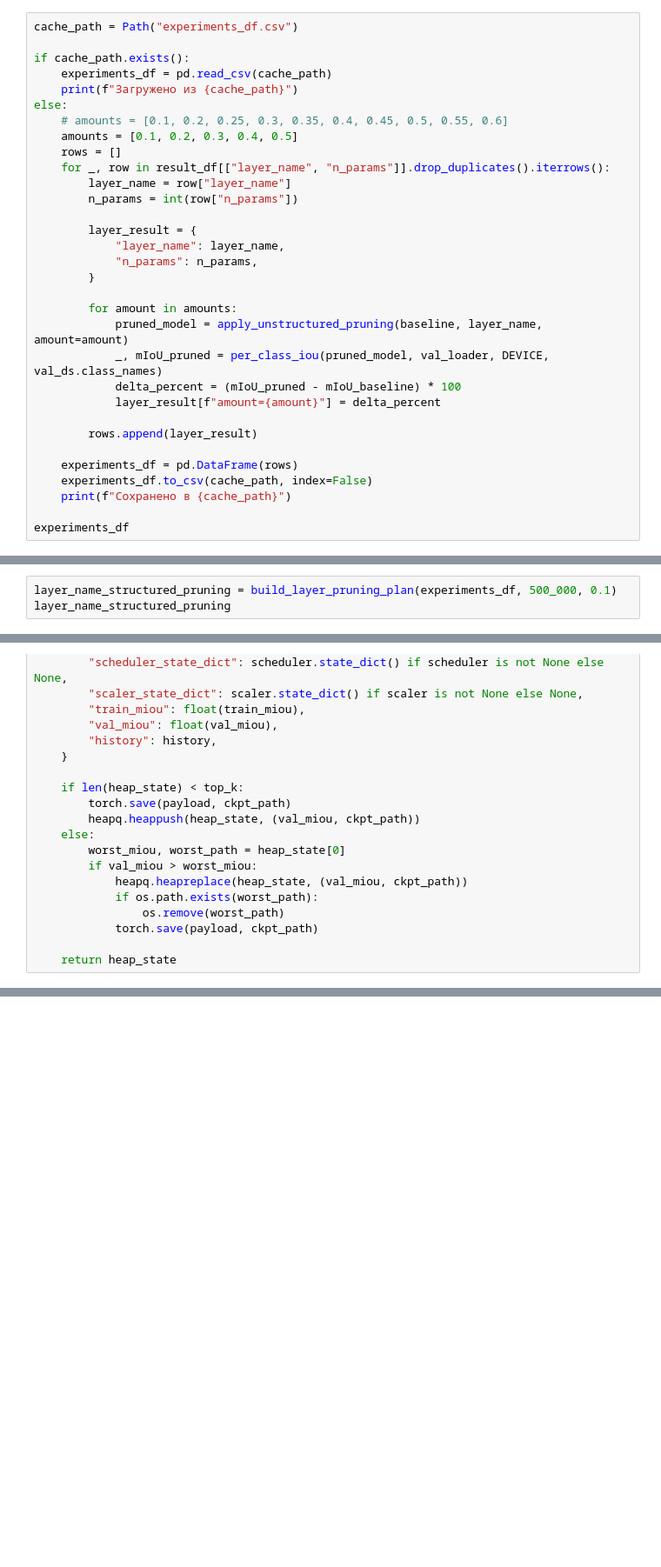
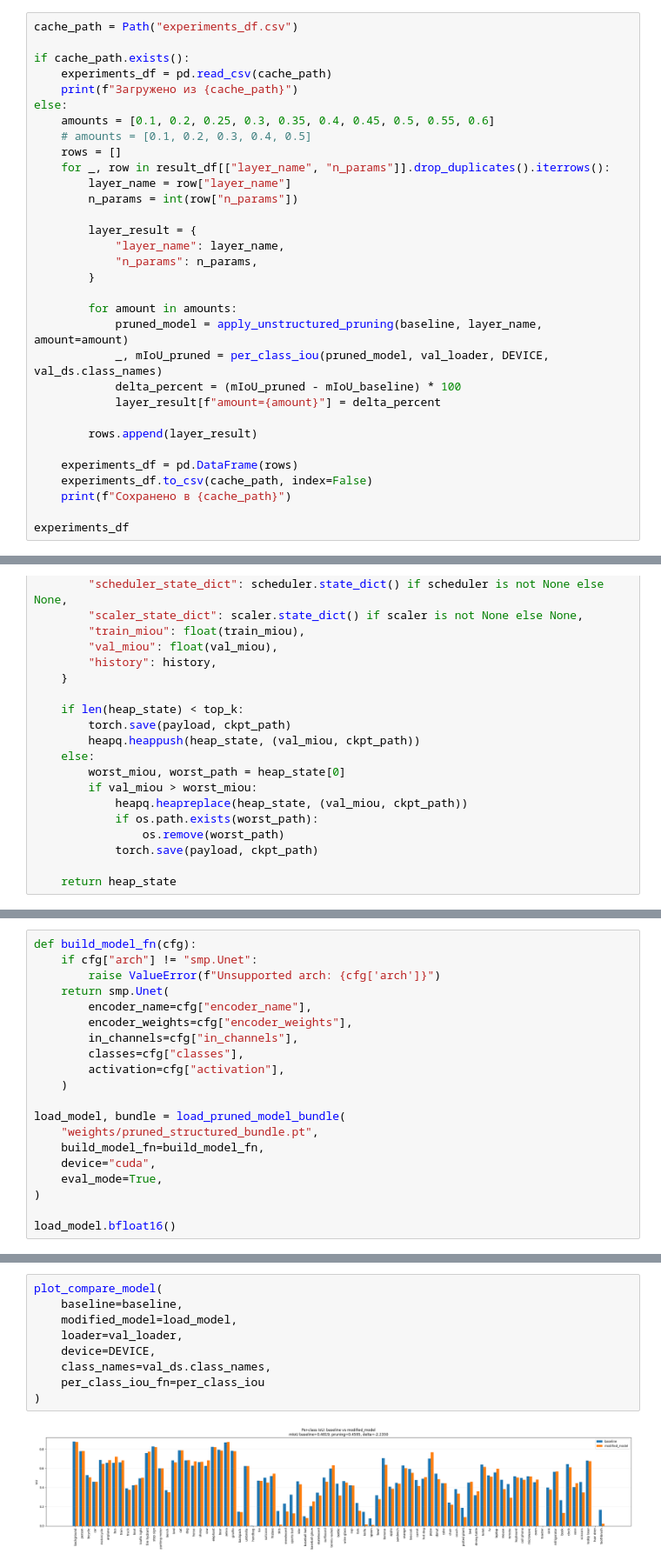
Before and after one commit to Tyumentseva/Unet-Inference-Acceleration-Project, a Jupyter notebook: notebooks/experiments/sparsification/sparsification.ipynb, the cells around one changed output, grey strips where cells are left out. Shown at 87% size. Saved outputs shown, nothing was run; the diff lists cells and outputs as text; blank space fills up the shorter version.

```diff
--- a/notebooks/experiments/sparsification/sparsification.ipynb
+++ b/notebooks/experiments/sparsification/sparsification.ipynb
@@ -756,8 +806,8 @@ if cache_path.exists():
     experiments_df = pd.read_csv(cache_path)
     print(f"Загружено из {cache_path}")
 else:
-    # amounts = [0.1, 0.2, 0.25, 0.3, 0.35, 0.4, 0.45, 0.5, 0.55, 0.6]
-    amounts = [0.1, 0.2, 0.3, 0.4, 0.5]
+    amounts = [0.1, 0.2, 0.25, 0.3, 0.35, 0.4, 0.45, 0.5, 0.55, 0.6]
+    # amounts = [0.1, 0.2, 0.3, 0.4, 0.5]
     rows = []
     for _, row in result_df[["layer_name", "n_params"]].drop_duplicates().iterrows():
         layer_name = row["layer_name"]
@@ -1027,7 +1043,4 @@ def auto_ignored_layers(model, num_classes=None):
             if m.out_channels == num_classes and m.kernel_size == (1, 1):
                 ignored.append(m)
     return list(dict.fromkeys(ignored))
-# %%
-layer_name_structured_pruning = build_layer_pruning_plan(experiments_df, 500_000, 0.1)
-layer_name_structured_pruning
 # %%
@@ -1503,0 +1788,20 @@ plot_compare_model(
+# %%
+def build_model_fn(cfg):
+    if cfg["arch"] != "smp.Unet":
+        raise ValueError(f"Unsupported arch: {cfg['arch']}")
+    return smp.Unet(
+        encoder_name=cfg["encoder_name"],
+        encoder_weights=cfg["encoder_weights"],
+        in_channels=cfg["in_channels"],
+        classes=cfg["classes"],
+        activation=cfg["activation"],
+    )
+
+load_model, bundle = load_pruned_model_bundle(
+    "weights/pruned_structured_bundle.pt",
+    build_model_fn=build_model_fn,
+    device="cuda",
+    eval_mode=True,
+)
+
+load_model.bfloat16()
@@ -1503,0 +1826,11 @@ plot_compare_model(
+# %%
+plot_compare_model(
+    baseline=baseline,
+    modified_model=load_model,
+    loader=val_loader,
+    device=DEVICE,
+    class_names=val_ds.class_names,
+    per_class_iou_fn=per_class_iou
+)
+# %% [output]
+[figure, added]
```
Also changed, not shown: parts of 51 cells of this notebook, 6 other files.
